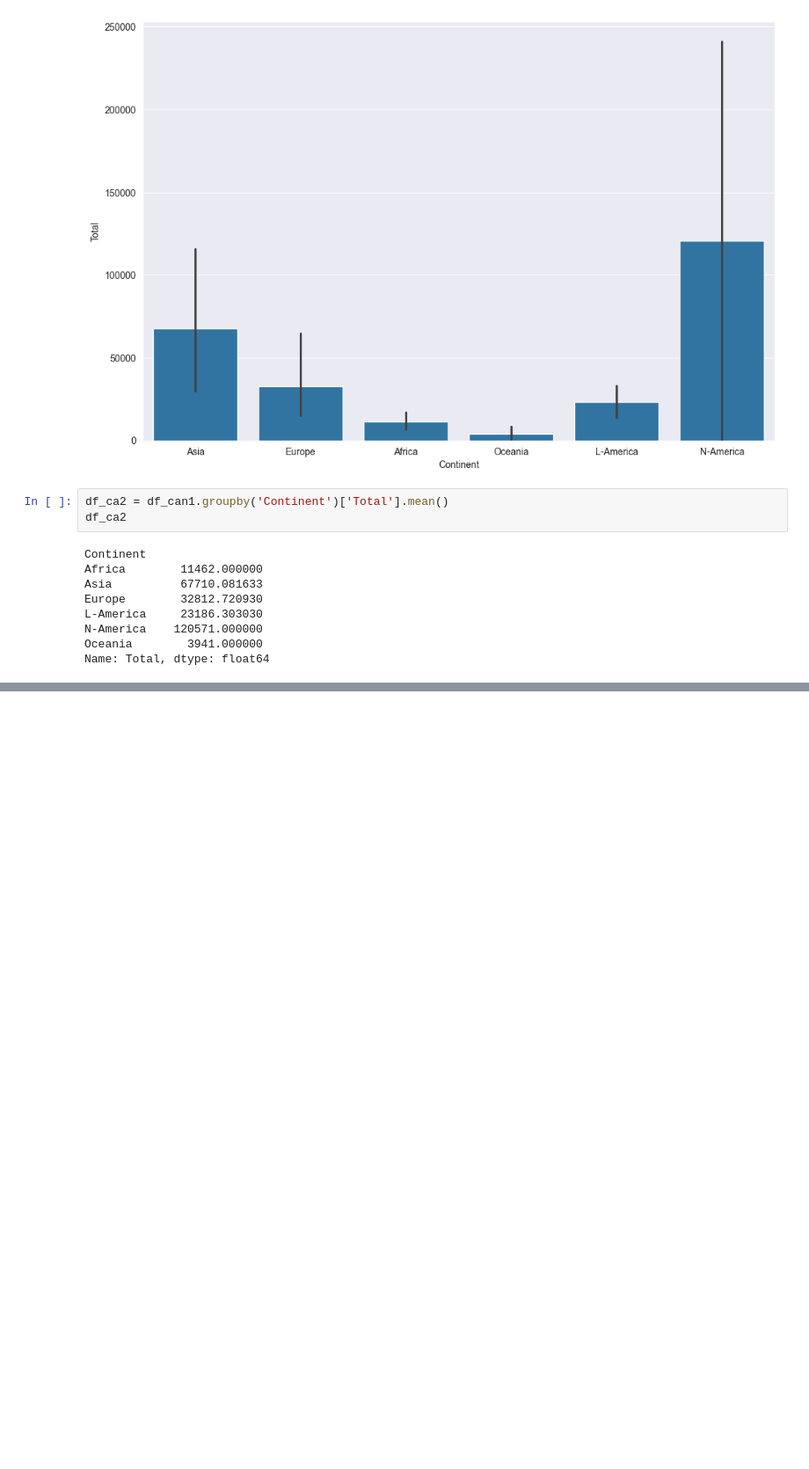
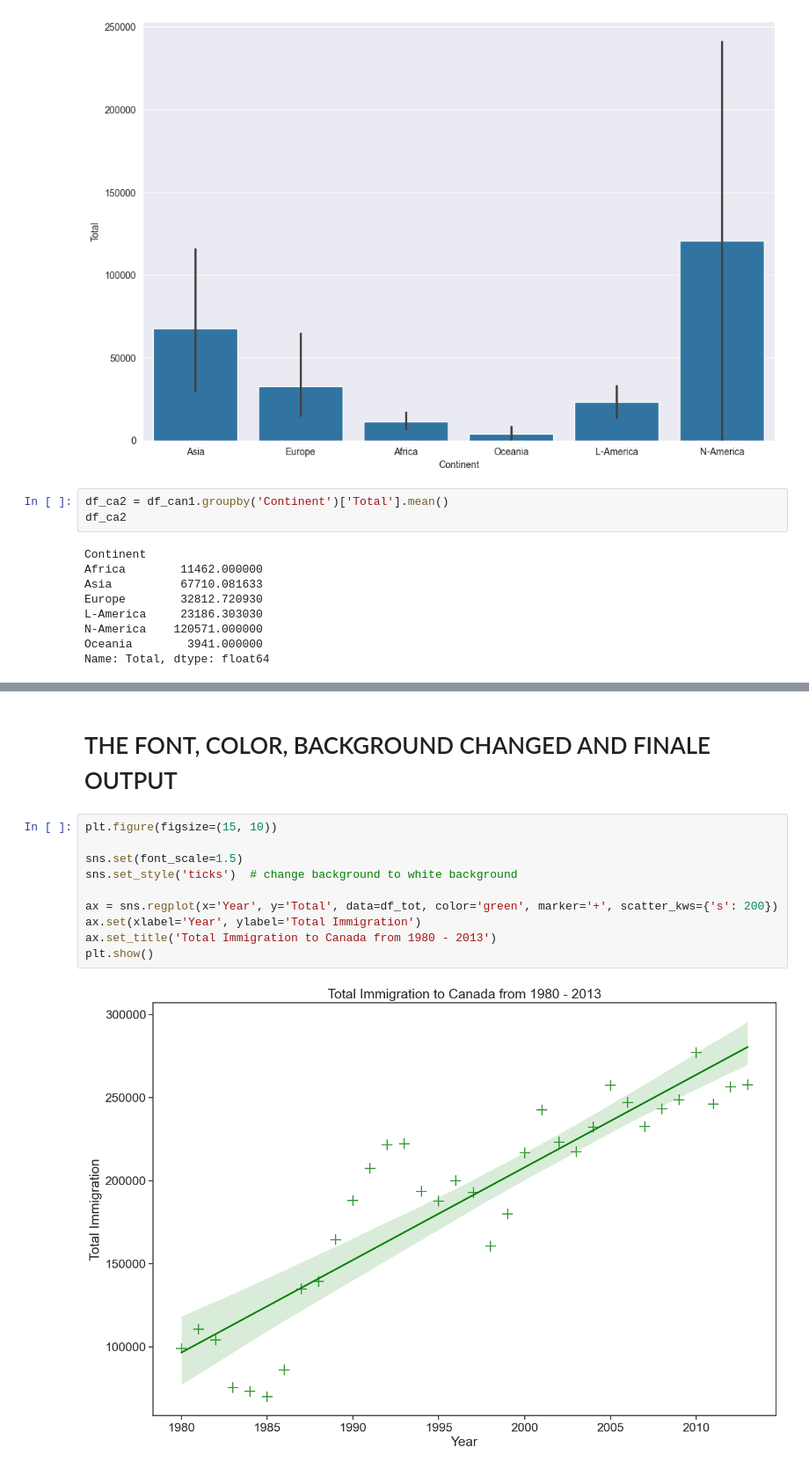
Before and after one commit to Hasan082/Data-Analysis, a Jupyter notebook: DataVisualizationWithPython/Plotting with Seaborn.ipynb, the cells around one changed output, grey strips where cells are left out. Shown: that part at 88% size. Saved outputs shown, nothing was run; the diff lists cells and outputs as text; blank space fills up the shorter version.

```diff
--- a/DataVisualizationWithPython/Plotting with Seaborn.ipynb
+++ b/DataVisualizationWithPython/Plotting with Seaborn.ipynb
@@ -62,0 +116,14 @@ Name: Total, dtype: float64
+# %% [markdown]
+# THE FONT, COLOR, BACKGROUND CHANGED AND FINALE OUTPUT
+# %%
+plt.figure(figsize=(15, 10))
+
+sns.set(font_scale=1.5)
+sns.set_style('ticks')  # change background to white background
+
+ax = sns.regplot(x='Year', y='Total', data=df_tot, color='green', marker='+', scatter_kws={'s': 200})
+ax.set(xlabel='Year', ylabel='Total Immigration')
+ax.set_title('Total Immigration to Canada from 1980 - 2013')
+plt.show()
+# %% [output]
+[figure, added]
```
Also changed, not shown: parts of 9 cells of this notebook.
